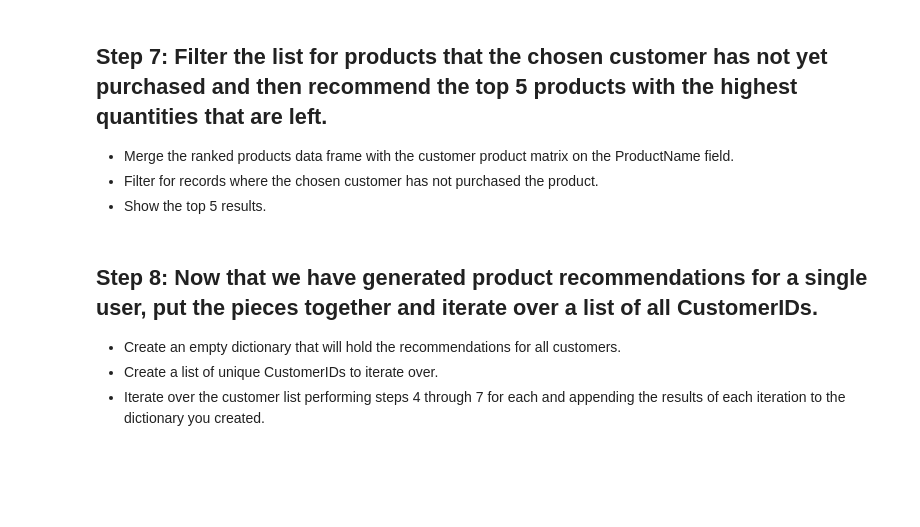
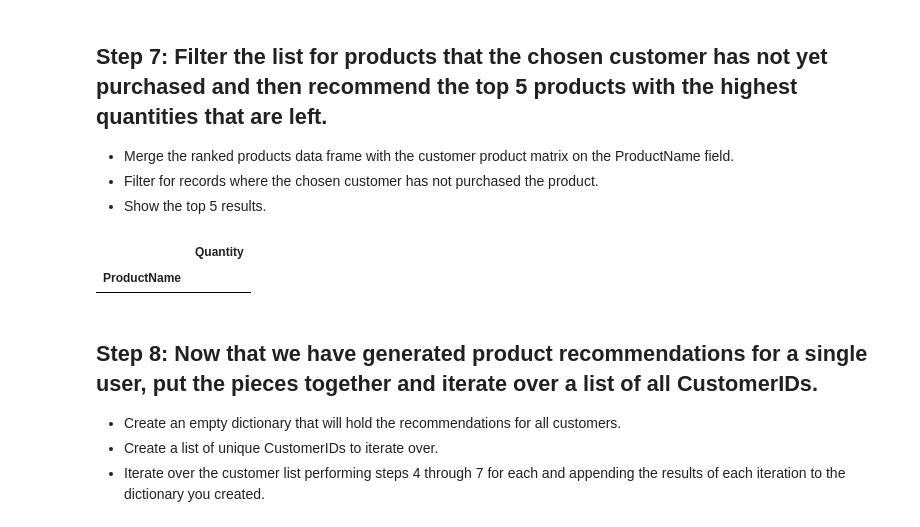
Before and after one commit to marinapm90/data-labs, a Jupyter notebook: module-2/lab-intro-recommender-systems/your-code/main.ipynb, the cells around one changed output. Cells and saved outputs as stored; diff of their text form; code cells hidden in the pictures; blank space fills up the shorter version.

```diff
--- a/module-2/lab-intro-recommender-systems/your-code/main.ipynb
+++ b/module-2/lab-intro-recommender-systems/your-code/main.ipynb
@@ -133,6 +165,11 @@ This will give you the total number of each product purchased by the 5 most simi
 - Merge the ranked products data frame with the customer product matrix on the ProductName field.
 - Filter for records where the chosen customer has not purchased the product.
 - Show the top 5 results.
+# %%
+total_product[total_product['Quantity']== 0]
+# %% [output]
+|  | Quantity |
+| ProductName |  |
 # %% [markdown]
 ## Step 8: Now that we have generated product recommendations for a single user, put the pieces together and iterate over a list of all CustomerIDs.
 
```
Also changed, not shown: parts of 7 cells of this notebook.
